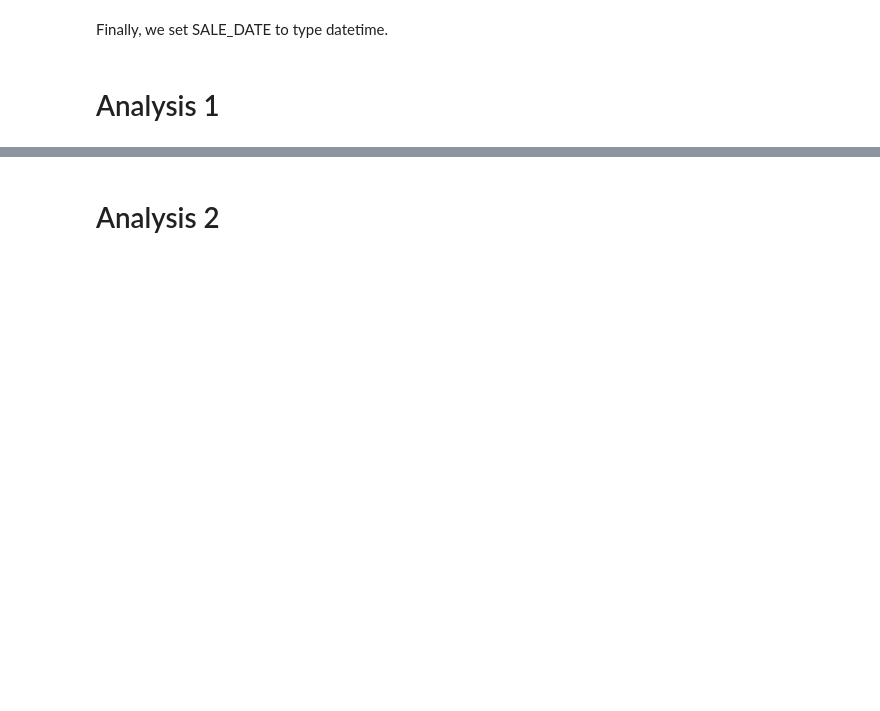
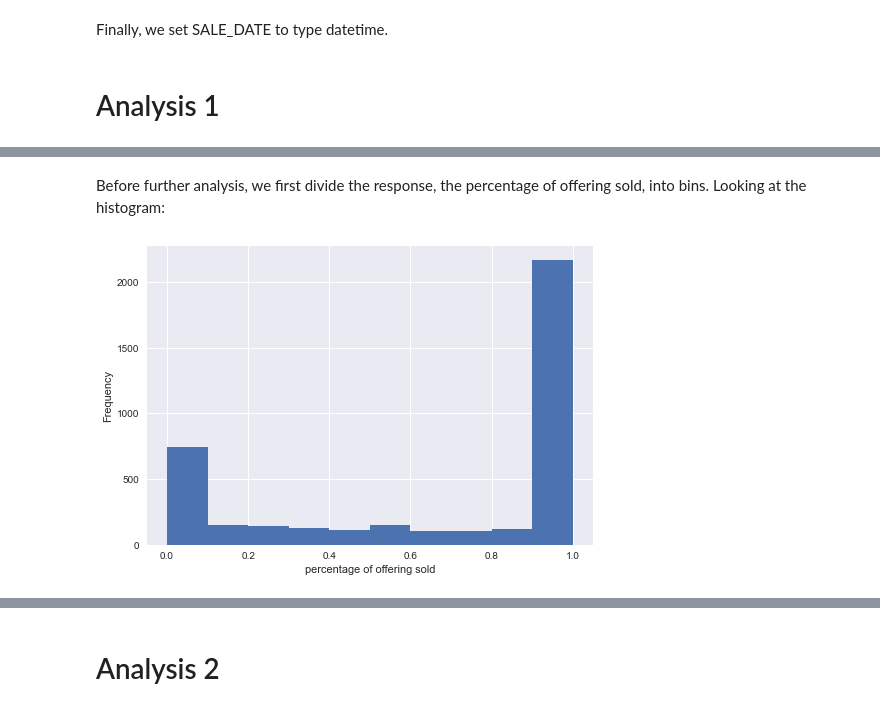
Before and after one commit to uday-31/Analyzing-Form-D-Submissions, a Jupyter notebook: Financial Data Science II Final Project.ipynb, the cells around one changed output, grey strips where cells are left out. Cells and saved outputs as stored; diff of their text form; code cells hidden in the pictures; blank space fills up the shorter version.

Commit message:
add analysis 1 to main notebook

```diff
--- a/Financial Data Science II Final Project.ipynb
+++ b/Financial Data Science II Final Project.ipynb
@@ -251,0 +262,3 @@ df.SALE_DATE = df.SALE_DATE.astype('datetime64')
+# %%
+idx = (df.TOTALOFFERINGAMOUNT!=np.inf)
+y = (df.TOTALAMOUNTSOLD[idx] / df.TOTALOFFERINGAMOUNT[idx])
@@ -251,0 +371,3 @@ df.SALE_DATE = df.SALE_DATE.astype('datetime64')
+# %%
+for col in text_cols:
+    X_input[col] = X_input[col].apply(tokenize)
@@ -251,0 +408,3 @@ df.SALE_DATE = df.SALE_DATE.astype('datetime64')
+# %%
+X_input['combined_text'] = X_input.apply(lambda x: x[0]+x[1]+x[2]+x[3]+x[4],axis=1)
+X_input.combined_text = list(map(lambda x: x if x else np.nan, X_input.combined_text))
@@ -251,0 +413,3 @@ df.SALE_DATE = df.SALE_DATE.astype('datetime64')
+# %%
+idx_pick = X_input.combined_text.dropna().index
+X, y = X_input.combined_text[idx_pick], y[idx_pick]
@@ -251,0 +437,8 @@ df.SALE_DATE = df.SALE_DATE.astype('datetime64')
+# %% [markdown]
+Before further analysis, we first divide the response, the percentage of offering sold, into bins. Looking at the histogram:
+# %%
+y.plot.hist(bins=10)
+plt.xlabel("percentage of offering sold")
+plt.show()
+# %% [output]
+[figure, added]
```
Also changed, not shown: parts of 52 cells of this notebook.
